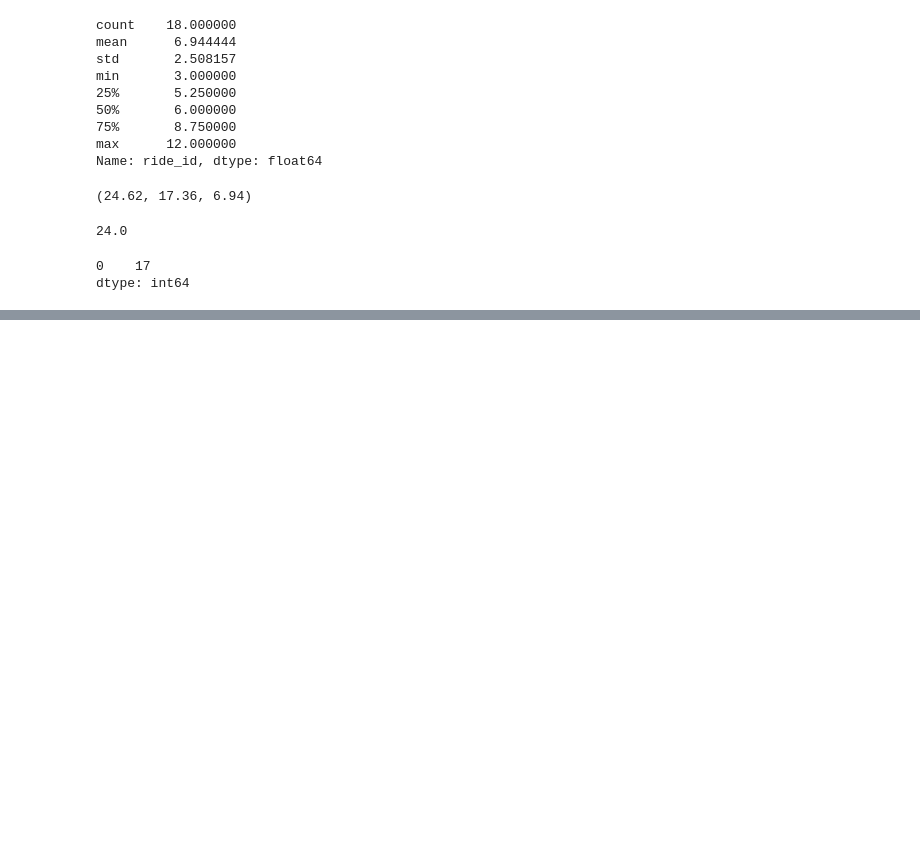
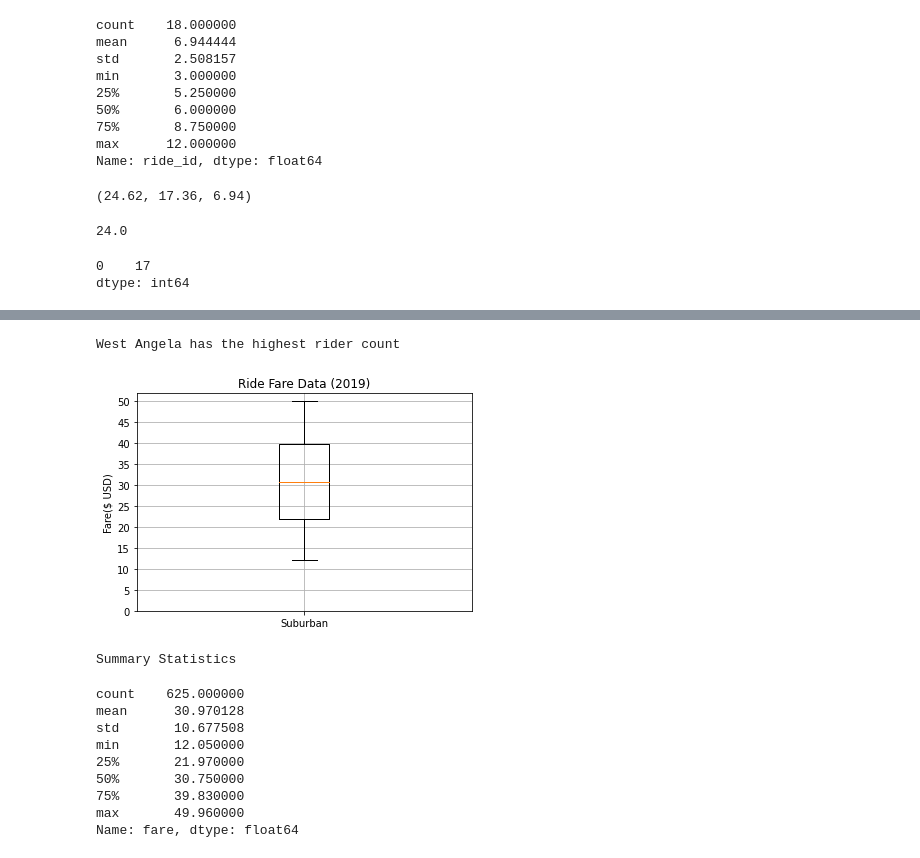
Before and after one commit to mackenziecoushayrichter/PyBer_Analysis, a Jupyter notebook: PyBer.ipynb, the cells around one changed output, grey strips where cells are left out. Saved outputs shown, nothing was run; the diff lists cells and outputs as text; code cells hidden in the pictures; blank space fills up the shorter version.

```diff
--- a/PyBer.ipynb
+++ b/PyBer.ipynb
@@ -496,0 +501,35 @@ plt.show()
+# %%
+#get the city that matches 39
+
+urban_city_outlier = urban_ride_count[urban_ride_count ==39].index[0]
+print(f'{urban_city_outlier} has the highest rider count')
+# %% [output]
+West Angela has the highest rider count
+# %%
+#create a box and whisket plot for the suburban fare data
+
+x_labels=['Suburban']
+fig,ax = plt.subplots()
+ax.boxplot(suburban_fares, labels=x_labels)
+
+#add the title, y axis labels, and grid
+ax.set_title('Ride Fare Data (2019)')
+ax.set_ylabel('Fare($ USD)')
+ax.set_yticks(np.arange(0,51, step=5.0))
+ax.grid()
+plt.show()
+
+print('Summary Statistics')
+suburban_fares.describe()
+# %% [output]
+[figure, added]
+Summary Statistics
+count    625.000000
+mean      30.970128
+std       10.677508
+min       12.050000
+25%       21.970000
+50%       30.750000
+75%       39.830000
+max       49.960000
+Name: fare, dtype: float64
```
Also changed, not shown: parts of 34 cells of this notebook, 2 other files.
